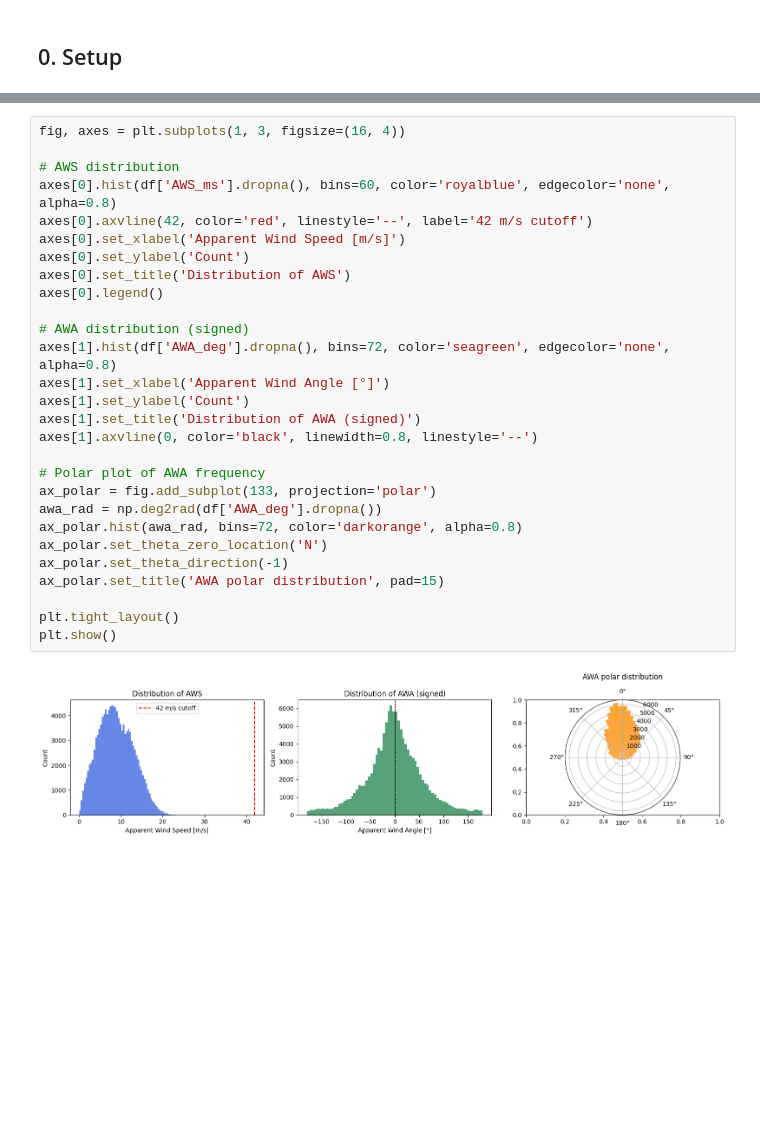
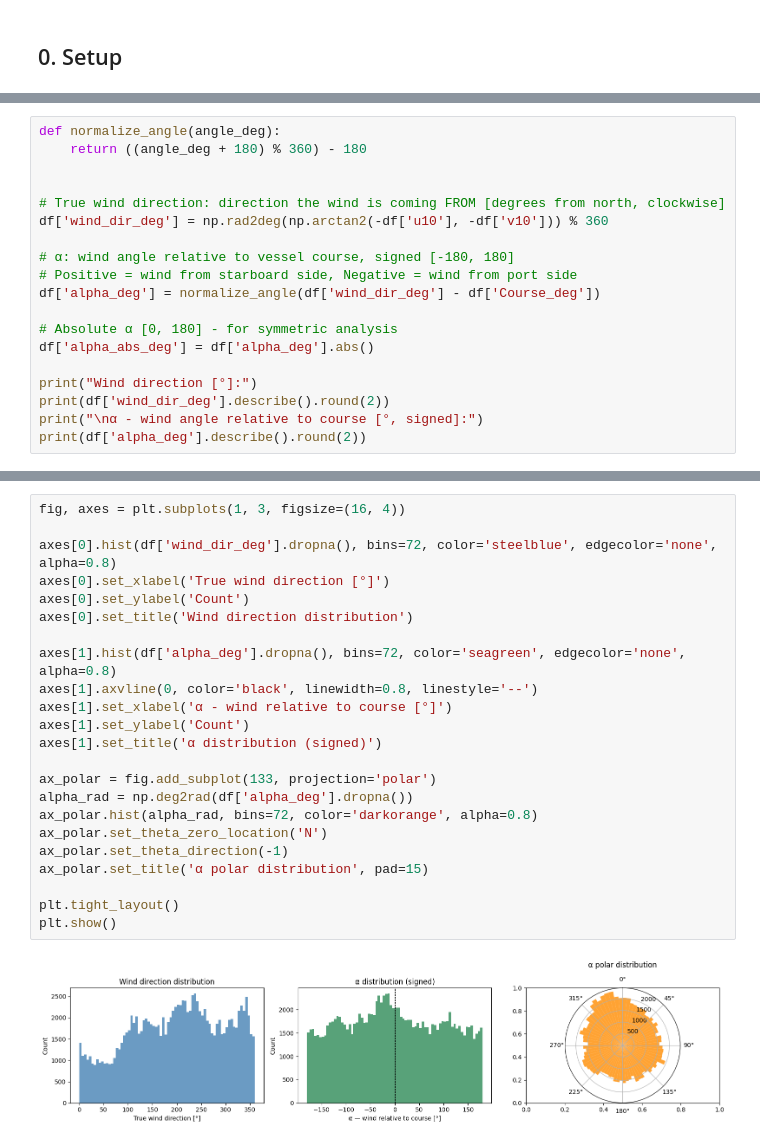
Before and after one commit to grioool/maritime-performance-analytics, a Jupyter notebook: eda/feature_engineering.ipynb, the cells around one changed output, grey strips where cells are left out. Saved outputs shown, nothing was run; the diff lists cells and outputs as text; blank space fills up the shorter version.

```diff
--- a/eda/feature_engineering.ipynb
+++ b/eda/feature_engineering.ipynb
@@ -192,0 +71,19 @@ Name: AWA_deg, dtype: float64
+# %%
+def normalize_angle(angle_deg):
+    return ((angle_deg + 180) % 360) - 180
+
+
+# True wind direction: direction the wind is coming FROM [degrees from north, clockwise]
+df['wind_dir_deg'] = np.rad2deg(np.arctan2(-df['u10'], -df['v10'])) % 360
+
+# α: wind angle relative to vessel course, signed [-180, 180]
+# Positive = wind from starboard side, Negative = wind from port side
+df['alpha_deg'] = normalize_angle(df['wind_dir_deg'] - df['Course_deg'])
+
+# Absolute α [0, 180] - for symmetric analysis
+df['alpha_abs_deg'] = df['alpha_deg'].abs()
+
+print("Wind direction [°]:")
+print(df['wind_dir_deg'].describe().round(2))
+print("\nα - wind angle relative to course [°, signed]:")
+print(df['alpha_deg'].describe().round(2))
@@ -193,30 +108,25 @@ Name: AWA_deg, dtype: float64
 # %%
 fig, axes = plt.subplots(1, 3, figsize=(16, 4))
 
-# AWS distribution
-axes[0].hist(df['AWS_ms'].dropna(), bins=60, color='royalblue', edgecolor='none', alpha=0.8)
-axes[0].axvline(42, color='red', linestyle='--', label='42 m/s cutoff')
-axes[0].set_xlabel('Apparent Wind Speed [m/s]')
+axes[0].hist(df['wind_dir_deg'].dropna(), bins=72, color='steelblue', edgecolor='none', alpha=0.8)
+axes[0].set_xlabel('True wind direction [°]')
 axes[0].set_ylabel('Count')
-axes[0].set_title('Distribution of AWS')
-axes[0].legend()
+axes[0].set_title('Wind direction distribution')
 
-# AWA distribution (signed)
-axes[1].hist(df['AWA_deg'].dropna(), bins=72, color='seagreen', edgecolor='none', alpha=0.8)
-axes[1].set_xlabel('Apparent Wind Angle [°]')
+axes[1].hist(df['alpha_deg'].dropna(), bins=72, color='seagreen', edgecolor='none', alpha=0.8)
+axes[1].axvline(0, color='black', linewidth=0.8, linestyle='--')
+axes[1].set_xlabel('α - wind relative to course [°]')
 axes[1].set_ylabel('Count')
-axes[1].set_title('Distribution of AWA (signed)')
-axes[1].axvline(0, color='black', linewidth=0.8, linestyle='--')
+axes[1].set_title('α distribution (signed)')
 
-# Polar plot of AWA frequency
 ax_polar = fig.add_subplot(133, projection='polar')
-awa_rad = np.deg2rad(df['AWA_deg'].dropna())
-ax_polar.hist(awa_rad, bins=72, color='darkorange', alpha=0.8)
+alpha_rad = np.deg2rad(df['alpha_deg'].dropna())
+ax_polar.hist(alpha_rad, bins=72, color='darkorange', alpha=0.8)
 ax_polar.set_theta_zero_location('N')
 ax_polar.set_theta_direction(-1)
-ax_polar.set_title('AWA polar distribution', pad=15)
+ax_polar.set_title('α polar distribution', pad=15)
 
 plt.tight_layout()
 plt.show()
 # %% [output]
-[figure, old version]
+[figure, new version]
```
Also changed, not shown: parts of 29 cells of this notebook, 1 other file.
